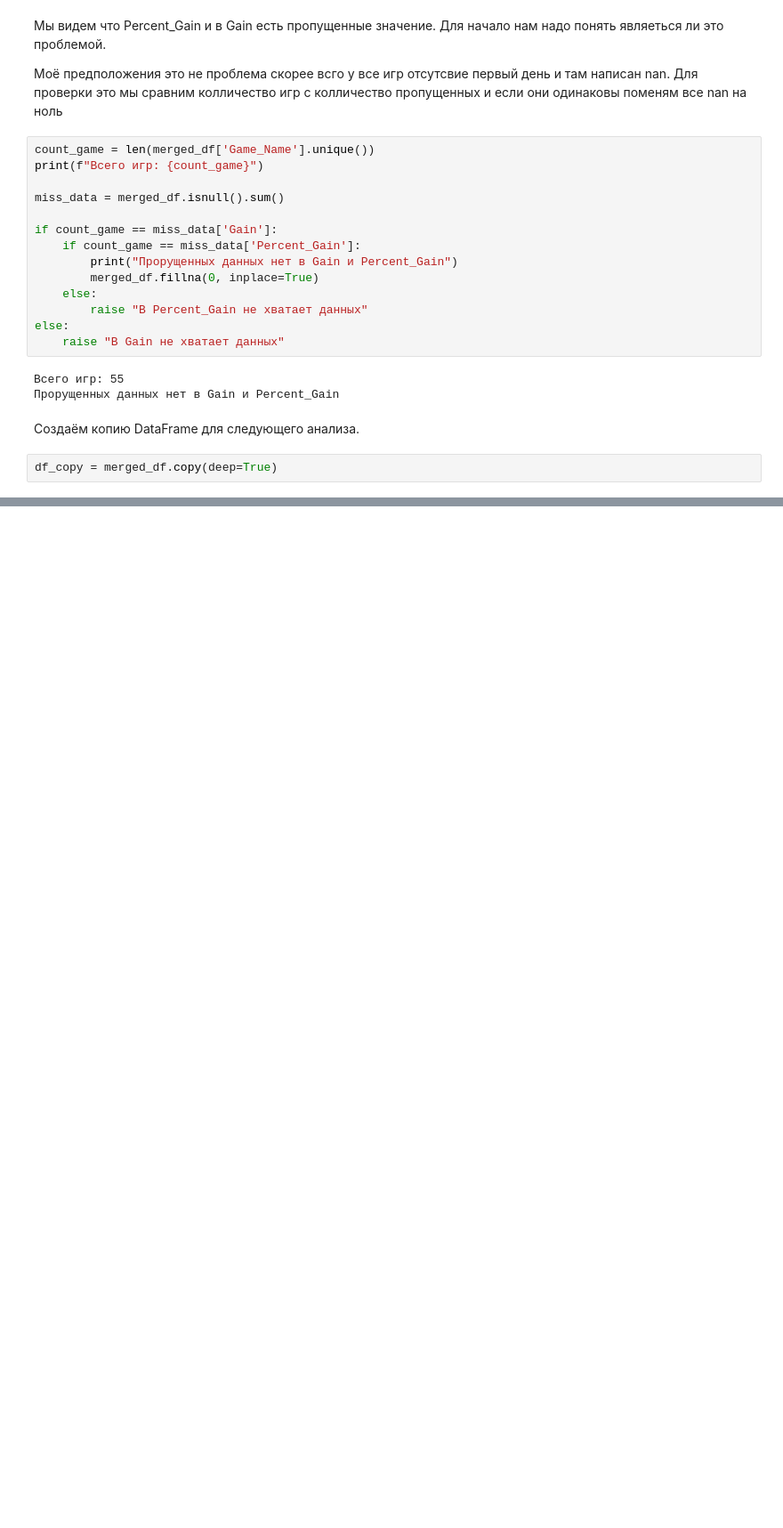
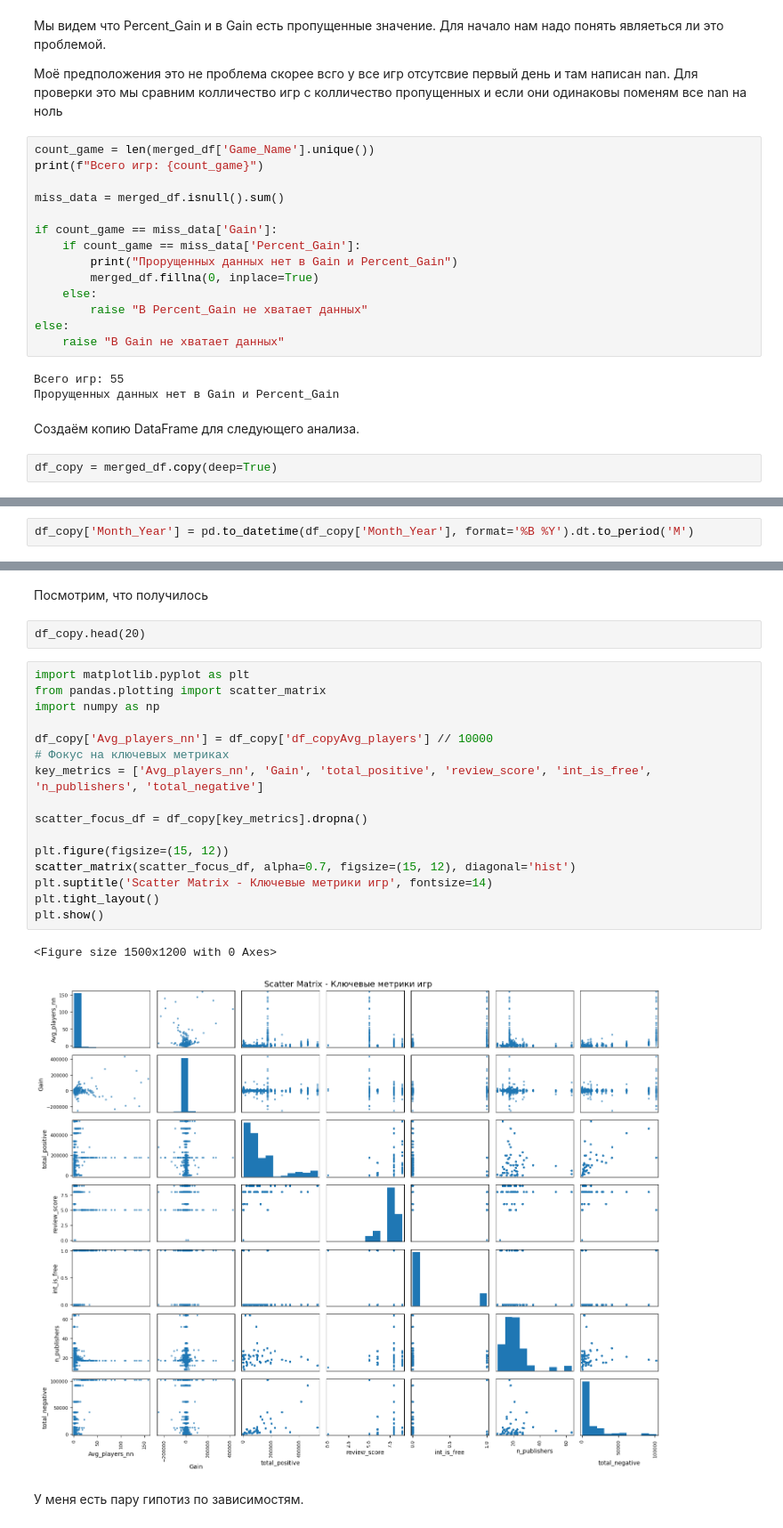
Before and after one commit to George-Mironenko/Game-Analysis, a Jupyter notebook: Game Analysis.ipynb, the cells around one changed output, grey strips where cells are left out. Shown at 89% size. Saved outputs shown, nothing was run; the diff lists cells and outputs as text; blank space fills up the shorter version.

Commit message:
Я сделал пару вычеслений

```diff
--- a/Game Analysis.ipynb
+++ b/Game Analysis.ipynb
@@ -184,0 +192,2 @@ df_copy = merged_df.copy(deep=True)
+# %%
+df_copy['Month_Year'] = pd.to_datetime(df_copy['Month_Year'], format='%B %Y').dt.to_period('M')
@@ -184,0 +254,25 @@ df_copy = merged_df.copy(deep=True)
+# %% [markdown]
+Посмотрим, что получилось
+# %% [raw]
+df_copy.head(20)
+# %%
+import matplotlib.pyplot as plt
+from pandas.plotting import scatter_matrix
+import numpy as np
+
+df_copy['Avg_players_nn'] = df_copy['df_copyAvg_players'] // 10000
+# Фокус на ключевых метриках
+key_metrics = ['Avg_players_nn', 'Gain', 'total_positive', 'review_score', 'int_is_free', 'n_publishers', 'total_negative']
+
+scatter_focus_df = df_copy[key_metrics].dropna()
+
+plt.figure(figsize=(15, 12))
+scatter_matrix(scatter_focus_df, alpha=0.7, figsize=(15, 12), diagonal='hist')
+plt.suptitle('Scatter Matrix - Ключевые метрики игр', fontsize=14)
+plt.tight_layout()
+plt.show()
+# %% [output]
+<Figure size 1500x1200 with 0 Axes>
+[figure, added]
+# %% [markdown]
+У меня есть пару гипотиз по зависимостям.
```
Also changed, not shown: parts of 85 cells of this notebook, 1 other file.
